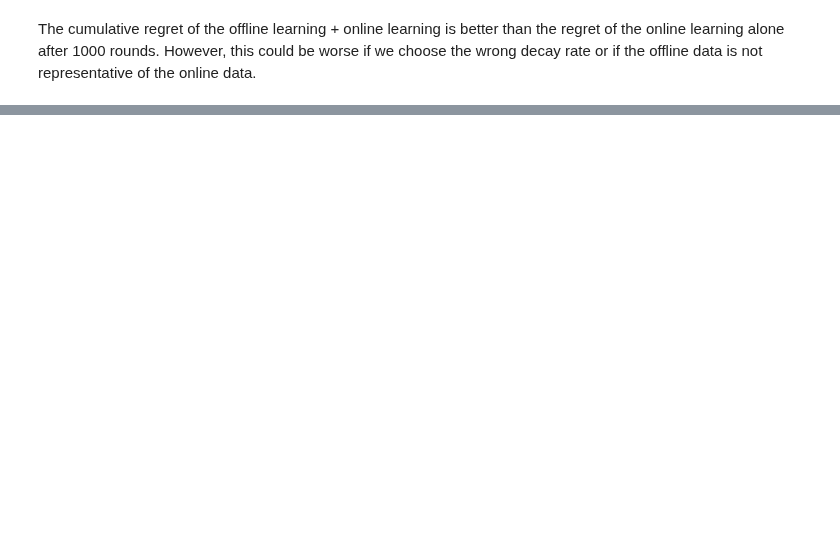
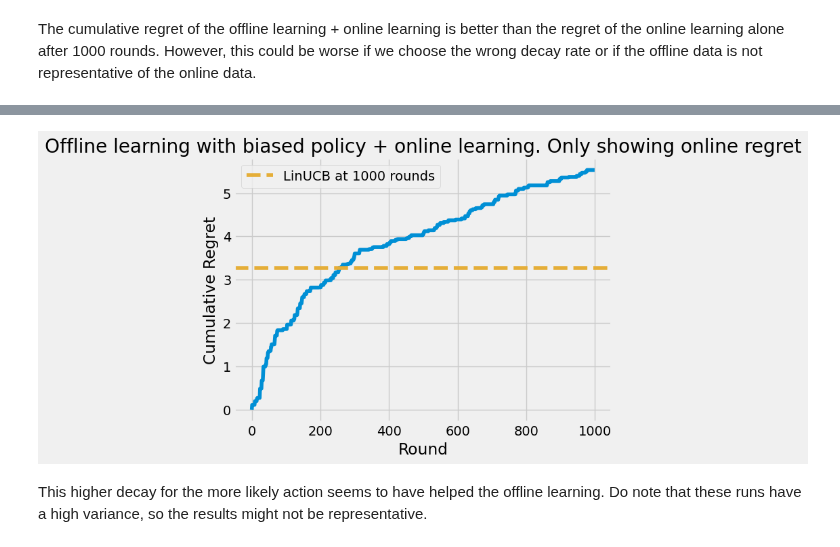
Before and after one commit to bayesianbandits/bayesianbandits, a Jupyter notebook: docs/notebooks/offline-learning.ipynb, the cells around one changed output, grey strips where cells are left out. Drawn from its saved outputs; the diff is of its cells as text; code cells hidden in the pictures; blank space fills up the shorter version.

```diff
--- a/docs/notebooks/offline-learning.ipynb
+++ b/docs/notebooks/offline-learning.ipynb
@@ -335,0 +426,44 @@ However, this could be worse if we choose the wrong decay rate or if the offline
+# %%
+# 1. Simulate offline data
+np.random.seed(111)
+oracle = LoanOracle()
+
+contexts, actions = simulate_offline_data(oracle, 3000, action_1_more_likely_policy)
+
+# 2. Learn from offline data
+offline_agent = create_agent()
+
+for token, reward, context in zip(actions, oracle.rewards, contexts):
+    offline_agent.select_for_update(token).update(
+        np.atleast_2d(context), np.atleast_1d(reward - true_reward_mean)
+    )
+    if token == InterestRate.interest_rate_10:
+        offline_agent.decay(context, decay_rate=0.92)
+    else:
+        offline_agent.decay(context, decay_rate=0.95)
+
+# 3 Run online learning
+online_rounds = 1000
+for _ in range(online_rounds):
+
+    user_age = np.random.uniform(-5, 5)
+    context = np.array([1.0, user_age])
+
+    oracle.set_context(context)
+    oracle.best_expected_reward()
+
+    action, = offline_agent.pull(np.atleast_2d(context))
+    action.take_action(oracle)
+    offline_agent.update(context, oracle.rewards[-1] - true_reward_mean)
+
+
+offline_plus_online_regret = np.cumsum(
+    np.array(oracle.optimal_rewards[-online_rounds:]) - np.array(oracle.expected_rewards[-online_rounds:])
+)
+
+plot_cumulative_regret(offline_plus_online_regret)
+# %% [output]
+[figure, added]
+# %% [markdown]
+This higher decay for the more likely action seems to have helped the offline learning.
+Do note that these runs have a high variance, so the results might not be representative.
```
Also changed, not shown: parts of 10 cells of this notebook.
